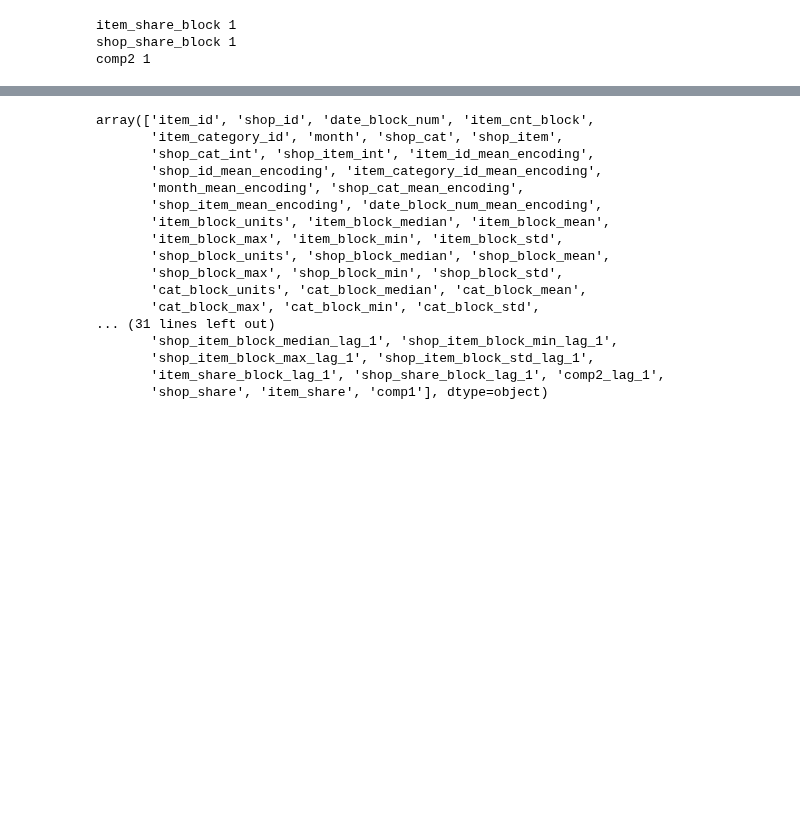
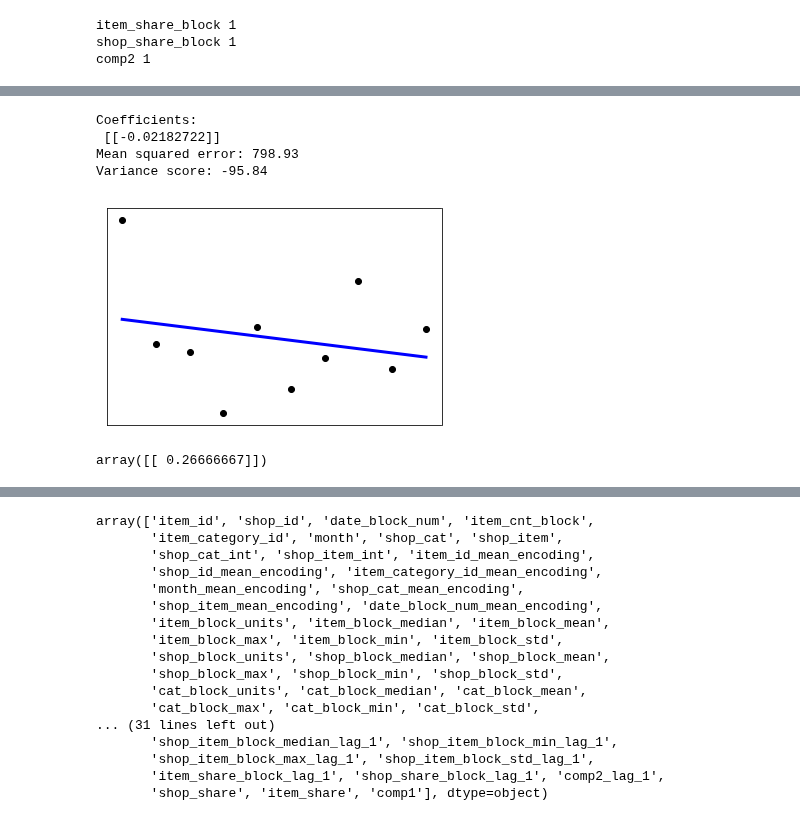
Before and after one commit to stehem/kaggle, a Jupyter notebook: coursera_aml_cds/project_1-lr.ipynb, the cells around one changed output, grey strips where cells are left out. Drawn from its saved outputs; the diff is of its cells as text; code cells hidden in the pictures; blank space fills up the shorter version.

```diff
--- a/coursera_aml_cds/project_1-lr.ipynb
+++ b/coursera_aml_cds/project_1-lr.ipynb
@@ -427,3 +456,53 @@ training['comp1'] = training['shop_share'] * training['item_share']
+# %%
+import matplotlib.pyplot as plt
+import numpy as np
+from sklearn import datasets, linear_model
+from sklearn.metrics import mean_squared_error, r2_score
+from sklearn.preprocessing import RobustScaler,StandardScaler,MinMaxScaler
+
+
+a = training[training['shop_id'] == 41].groupby(['shop_id', 'date_block_num'],as_index=False)['item_cnt_block'].sum()
+
+
+regr = linear_model.Ridge(alpha=0.5)
+
+X = a['date_block_num'].values.reshape(10,1)
+y = a['item_cnt_block'].values.reshape(10,1)
+y = MinMaxScaler().fit_transform(y)
+#y = StandardScaler().fit_transform([y])
+
+# Train the model using the training sets
+regr.fit(X, y)
+
+# Make predictions using the testing set
+preds = regr.predict(X)
+
+# The coefficients
+print('Coefficients: \n', regr.coef_)
+# The mean squared error
+print("Mean squared error: %.2f"
+      % mean_squared_error(X, preds))
+# Explained variance score: 1 is perfect prediction
+print('Variance score: %.2f' % r2_score(X, preds))
+
+# Plot outputs
+plt.scatter(X, y,  color='black')
+plt.plot(X, preds, color='blue', linewidth=3)
+
+plt.xticks(())
+plt.yticks(())
+
+plt.show()
+# %% [output]
+Coefficients:
+ [[-0.02182722]]
+Mean squared error: 798.93
+Variance score: -95.84
+[figure, added]
+# %%
+regr.predict(34)
+# %% [output]
+array([[ 0.26666667]])
 # %%
 
 pd.set_option('display.max_columns', None)
```
Also changed, not shown: parts of 7 cells of this notebook.
